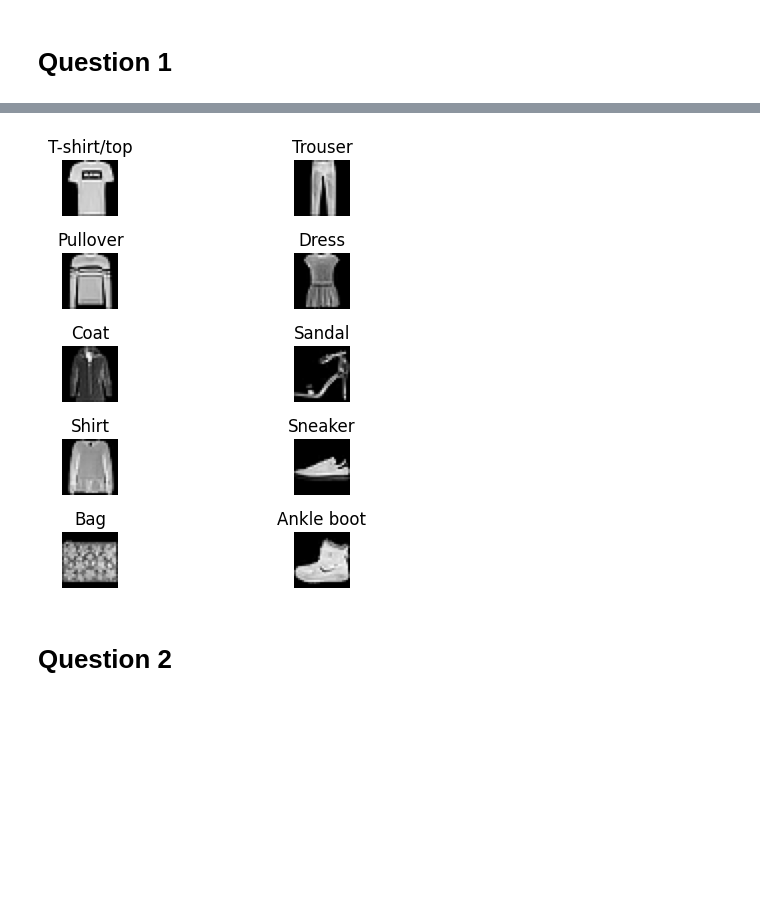
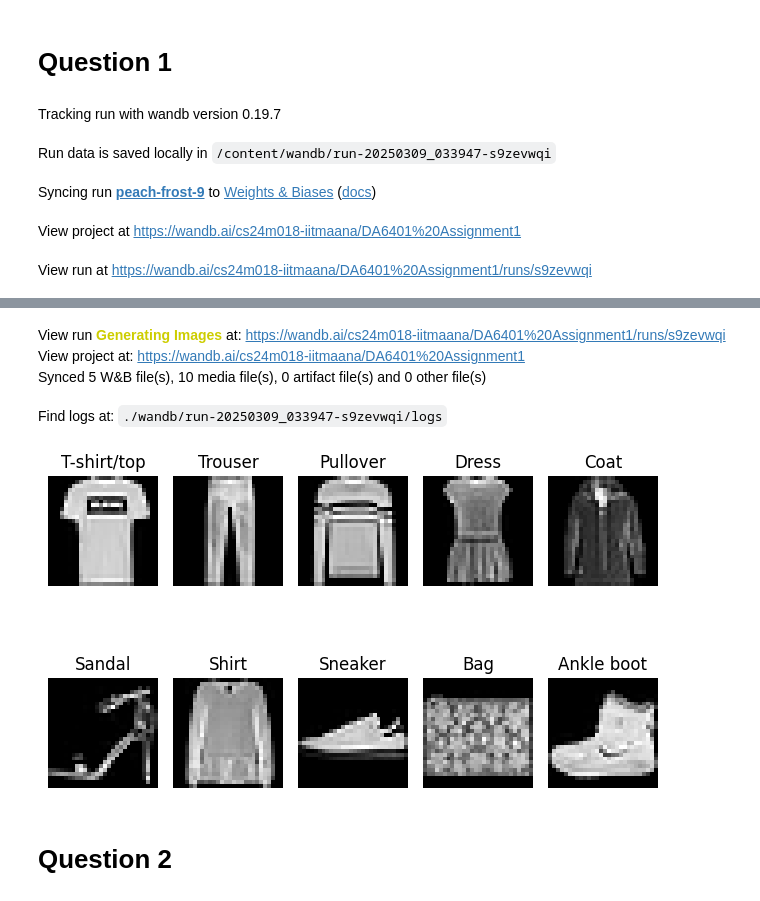
Before and after one commit to DineshKatravath/da6401_assignment1, a Jupyter notebook: DA6401_Assignment1.ipynb, the cells around one changed output, grey strips where cells are left out. Cells and saved outputs as stored; diff of their text form; code cells hidden in the pictures; blank space fills up the shorter version.

```diff
--- a/DA6401_Assignment1.ipynb
+++ b/DA6401_Assignment1.ipynb
@@ -77,11 +75,16 @@ from keras.datasets import fashion_mnist
 (x_train, y_train), (x_test, y_test) = fashion_mnist.load_data()
 
 
+wandb.init(project="DA6401 Assignment1")
+runName = "Generating Images"
+wandb.run.name = runName
+wandb.run.save()
+
 # Define class labels
 class_labels = ['T-shirt/top', 'Trouser', 'Pullover', 'Dress', 'Coat', 'Sandal', 'Shirt', 'Sneaker', 'Bag', 'Ankle boot']
 
-# Create a figure with a grid of subplots
-fig, axs = plt.subplots(5, 2)
+fig, axs = plt.subplots(2,5)
+images = []
 
 # Loop through each class
 for i in range(10):
@@ -89,14 +92,21 @@ for i in range(10):
     idx = np.where(y_train == i)[0][0]
 
     # Plot the image
+    x = i//5
+    y = i%5
 
-    x = i//2
-    y = i%2
-
+    wandb.log({"Image": wandb.Image(x_train[idx],caption=class_labels[i])})
     axs[x,y].imshow(x_train[idx], cmap='gray')
     axs[x,y].set_title(class_labels[i])
     axs[x,y].axis('off')  # Turn off axis for better visualization
 
+wandb.finish()
+
 plt.tight_layout()
 plt.show()
 # %% [output]
+Tracking run with wandb version 0.19.7
+Run data is saved locally in /content/wandb/run-20250309_033947-s9zevwqi
+Syncing run peach-frost-9 to Weights & Biases (docs)
+View project at https://wandb.ai/cs24m018-iitmaana/DA6401%20Assignment1
+View run at https://wandb.ai/cs24m018-iitmaana/DA6401%20Assignment1/runs/s9zevwqi
@@ -103,3 +115,7 @@ plt.show()
+View run Generating Images at: https://wandb.ai/cs24m018-iitmaana/DA6401%20Assignment1/runs/s9zevwqi
+View project at: https://wandb.ai/cs24m018-iitmaana/DA6401%20Assignment1
+Synced 5 W&B file(s), 10 media file(s), 0 artifact file(s) and 0 other file(s)
+Find logs at: ./wandb/run-20250309_033947-s9zevwqi/logs
-[figure, old version]
+[figure, new version]
 # %% [markdown]
 # Question 2
```
Also changed, not shown: parts of 6 cells of this notebook.
